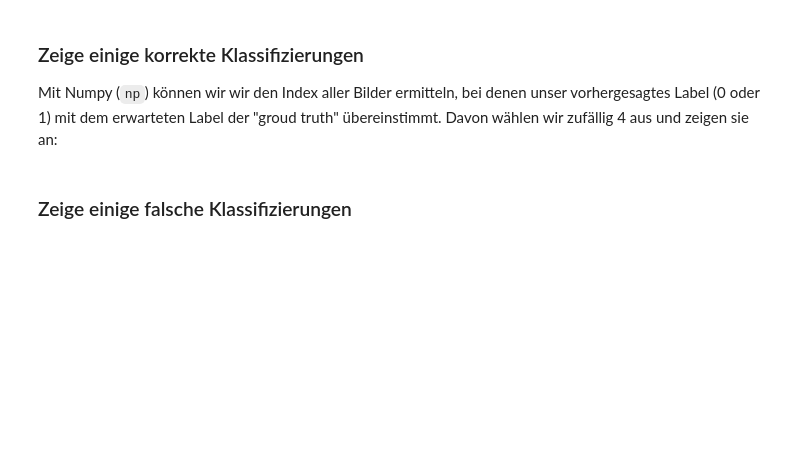
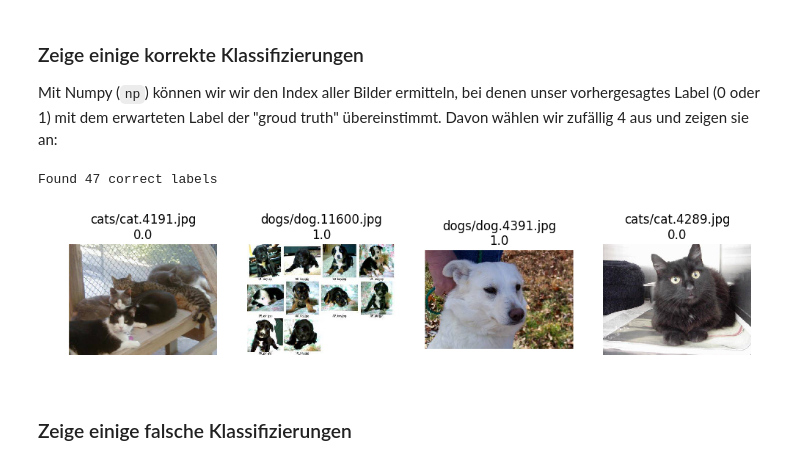
Before and after one commit to uma1966/dl-workshop, a Jupyter notebook: cats-vs-dogs.ipynb, the cells around one changed output. Cells and saved outputs as stored; diff of their text form; code cells hidden in the pictures; blank space fills up the shorter version.

```diff
--- a/cats-vs-dogs.ipynb
+++ b/cats-vs-dogs.ipynb
@@ -222,7 +334,7 @@ Vorhersage mit den Validierungsdaten. So kennnen wir die "ground truth" und kön
 # %%
 %%time
 # Vorhersage machen:
-valid_batches, predictions = vgg.test(train_path, batch_size=64)
+valid_batches, predictions = vgg.test(valid_path, batch_size=64)
 
 print "First n predictions:"
 print predictions[:8]
@@ -245,9 +374,12 @@ Mit Numpy (`np`) können wir wir den Index aller Bilder ermitteln, bei denen uns
 # %%
 correct = np.where(our_labels==expected_labels)[0]
 print "Found {} correct labels".format(len(correct))
 idx = np.random.permutation(correct)[:4]
 titles = [filenames[i]+'\n'+ str(our_labels[i]) for i in idx]
-plots_idx(idx, train_path, filenames, titles)
+plots_idx(idx, valid_path, filenames, titles)
+# %% [output]
+Found 47 correct labels
+[figure, added]
 # %% [markdown]
 ### Zeige einige falsche Klassifizierungen
 # %%
```
Also changed, not shown: parts of 51 cells of this notebook, 2 other files.
